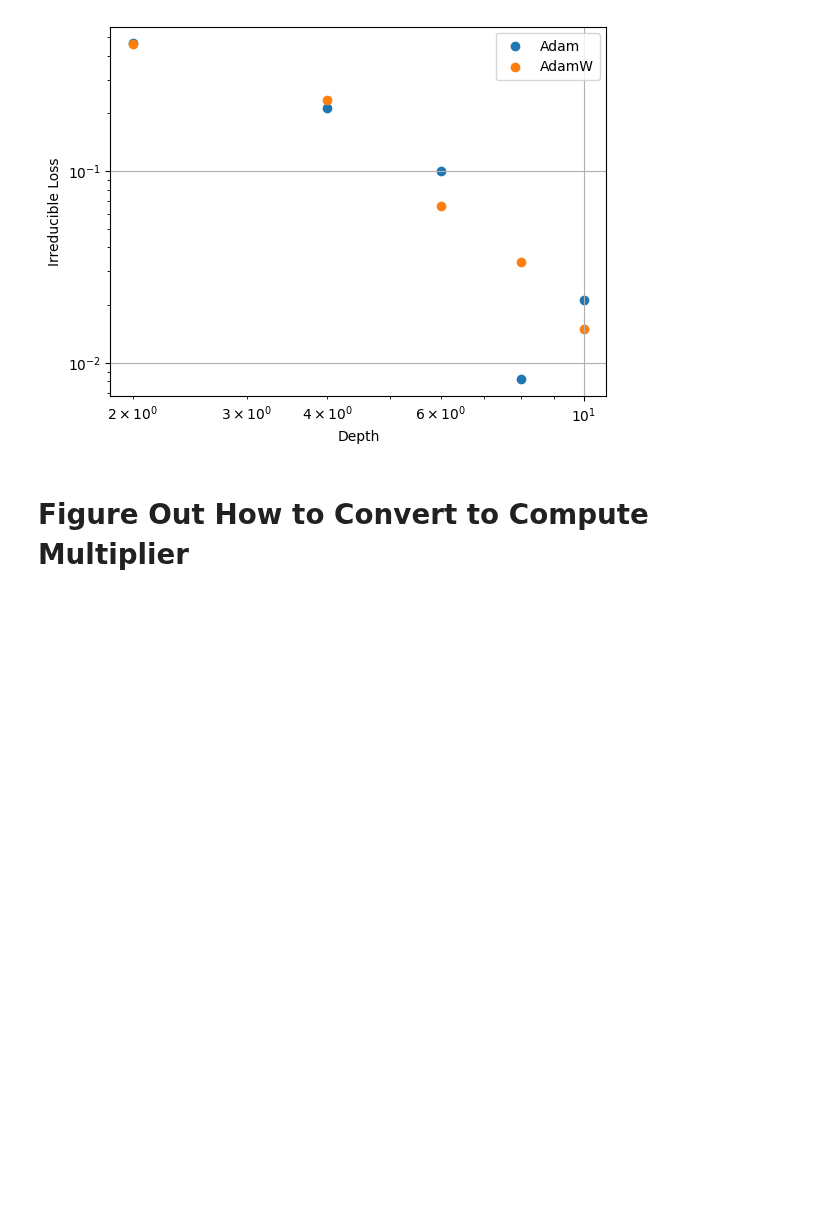
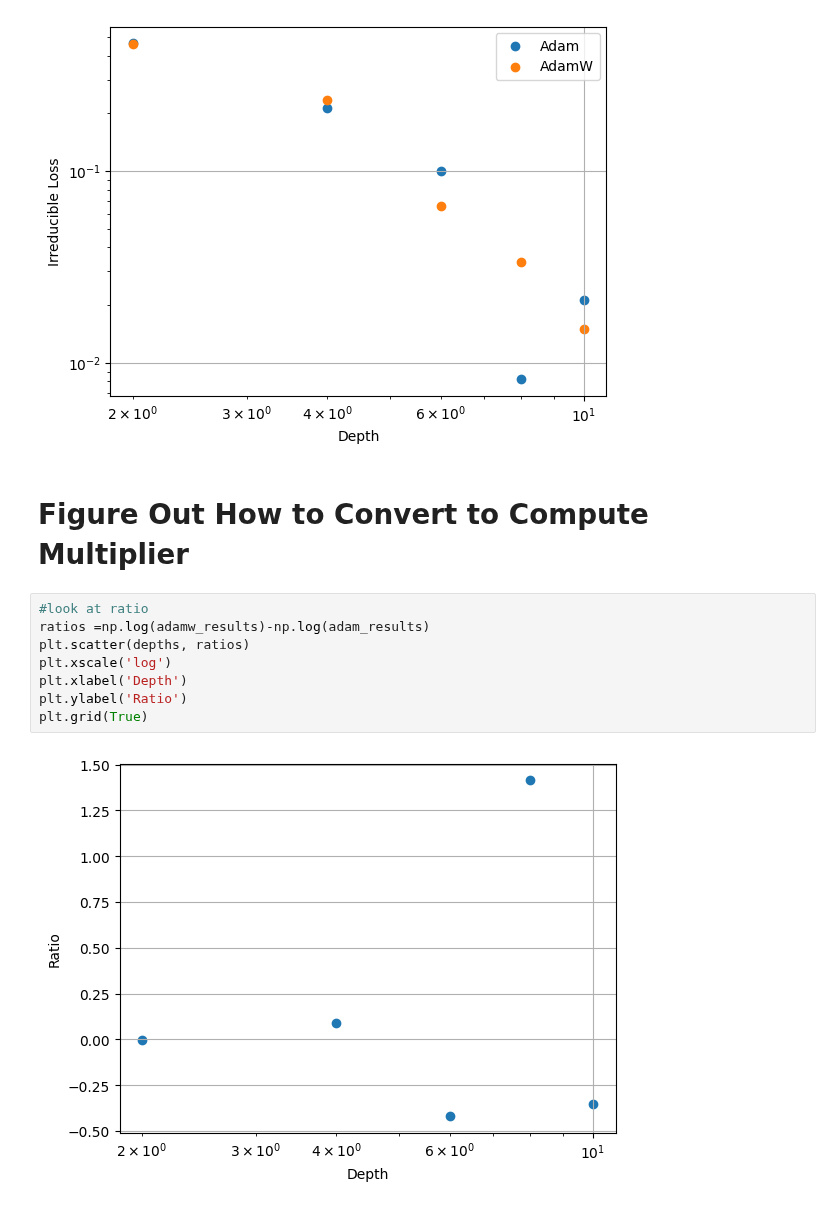
Before and after one commit to hansgundlach/Experimental_Progress, a Jupyter notebook: experiment_analysis.ipynb, the cells around one changed output. Cells and saved outputs as stored; diff of their text form; blank space fills up the shorter version.

```diff
--- a/experiment_analysis.ipynb
+++ b/experiment_analysis.ipynb
@@ -42,3 +42,13 @@ plt.show()
 [figure]
 # %% [markdown]
 # Figure Out How to Convert to Compute Multiplier
+# %%
+#look at ratio
+ratios =np.log(adamw_results)-np.log(adam_results)
+plt.scatter(depths, ratios)
+plt.xscale('log')
+plt.xlabel('Depth')
+plt.ylabel('Ratio')
+plt.grid(True)
+# %% [output]
+[figure, added]
```
Also changed, not shown: 5 other files.
